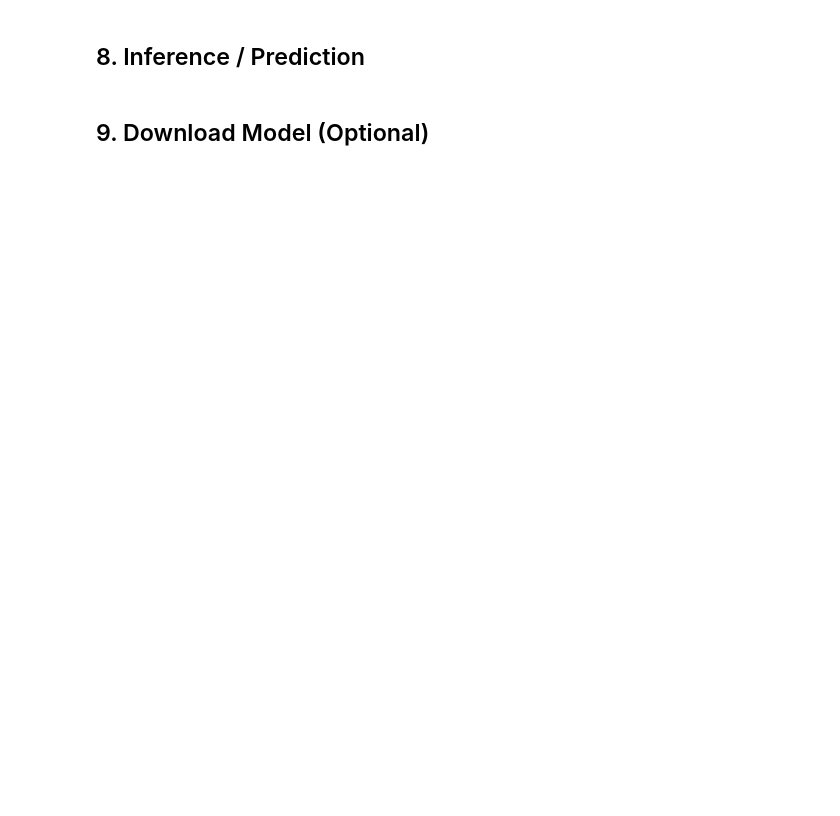
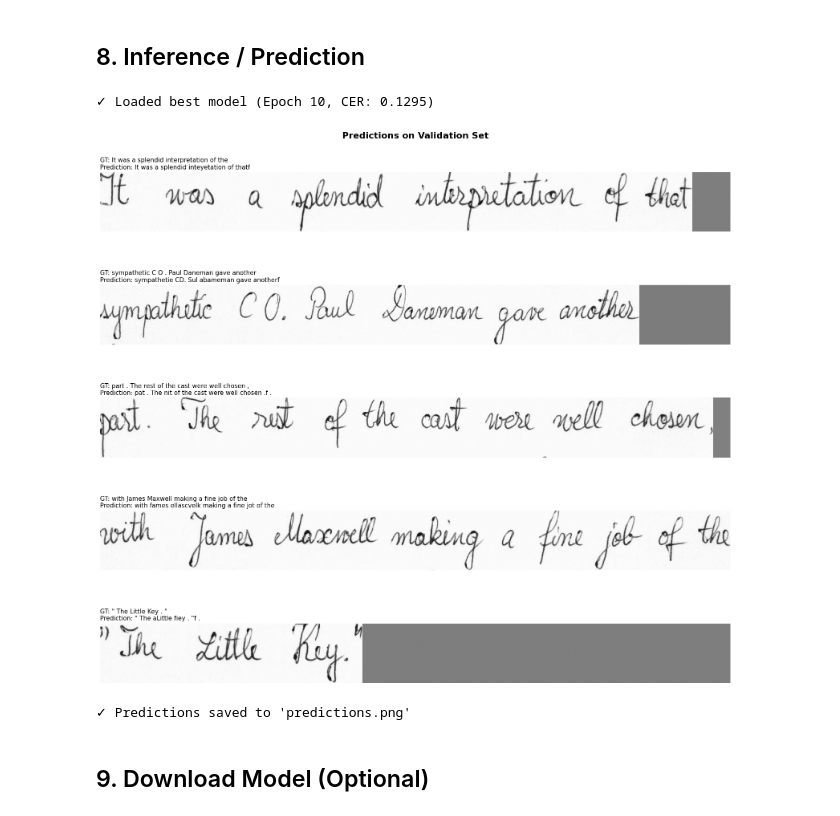
Before and after one commit to science-analyse/handwriting_recognition, a Jupyter notebook: train_colab.ipynb, the cells around one changed output. Cells and saved outputs as stored; diff of their text form; code cells hidden in the pictures; blank space fills up the shorter version.

```diff
--- a/train_colab.ipynb
+++ b/train_colab.ipynb
@@ -322,41 +447,51 @@ print(f"✓ Final metrics: CER={history['val_cer'][-1]:.4f}, WER={history['val_w
 # %% [markdown]
 ## 8. Inference / Prediction
 # %%
-# Load best model
-checkpoint = torch.load('best_model.pth')
-model.load_state_dict(checkpoint['model_state_dict'])
-model.eval()
+if not os.path.exists('best_model.pth'):
+    print("❌ Error: best_model.pth not found!")
+    print("   Please either:")
+    print("   1. Upload the model using the cell above, OR")
+    print("   2. Run the training cells to generate the model")
+else:
+    # Load checkpoint - weights_only=False is safe here since this is your own checkpoint
+    checkpoint = torch.load('best_model.pth', map_location=device, weights_only=False)
+    model.load_state_dict(checkpoint['model_state_dict'])
+    model.eval()
 
-print(f"✓ Loaded best model (Epoch {checkpoint['epoch']}, CER: {checkpoint['val_cer']:.4f})")
+    print(f"✓ Loaded best model (Epoch {checkpoint['epoch']}, CER: {checkpoint['val_cer']:.4f})")
 
-# Test on validation samples
-test_batch = next(iter(val_loader))
+    # Test on validation samples
+    test_batch = next(iter(val_loader))
 
-with torch.no_grad():
-    images = test_batch['images'].to(device)
-    outputs = model(images)
-    predictions = decode_predictions(outputs, char_mapper)
+    with torch.no_grad():
+        images = test_batch['images'].to(device)
+        outputs = model(images)
+        predictions = decode_predictions(outputs, char_mapper)
 
-# Visualize predictions
-fig, axes = plt.subplots(5, 1, figsize=(16, 15))
+    # Visualize predictions
+    fig, axes = plt.subplots(5, 1, figsize=(16, 15))
 
-for i in range(5):
-    img = test_batch['images'][i, 0].cpu().numpy()
-    img = (img * 0.5) + 0.5  # Denormalize
+    for i in range(5):
+        img = test_batch['images'][i, 0].cpu().numpy()
+        img = (img * 0.5) + 0.5  # Denormalize
 
-    gt = test_batch['texts'][i]
-    pred = predictions[i]
+        gt = test_batch['texts'][i]
+        pred = predictions[i]
 
-    axes[i].imshow(img, cmap='gray')
-    axes[i].set_title(f"GT: {gt}\nPrediction: {pred}", fontsize=11, loc='left')
-    axes[i].axis('off')
+        axes[i].imshow(img, cmap='gray')
+        axes[i].set_title(f"GT: {gt}\nPrediction: {pred}", fontsize=11, loc='left')
+        axes[i].axis('off')
 
-plt.suptitle('Predictions on Validation Set', fontsize=16, fontweight='bold')
-plt.tight_layout()
-plt.savefig('predictions.png', dpi=150)
-plt.show()
+    plt.suptitle('Predictions on Validation Set', fontsize=16, fontweight='bold')
+    plt.tight_layout()
+    plt.savefig('predictions.png', dpi=150)
+    plt.show()
 
-print("\n✓ Predictions saved to 'predictions.png'")
+    print("\n✓ Predictions saved to 'predictions.png'")
+# %% [output]
+✓ Loaded best model (Epoch 10, CER: 0.1295)
+[figure, added]
+✓ Predictions saved to 'predictions.png'
 # %% [markdown]
 ## 9. Download Model (Optional)
 # %%
```
Also changed, not shown: parts of 9 cells of this notebook, 3 other files.
